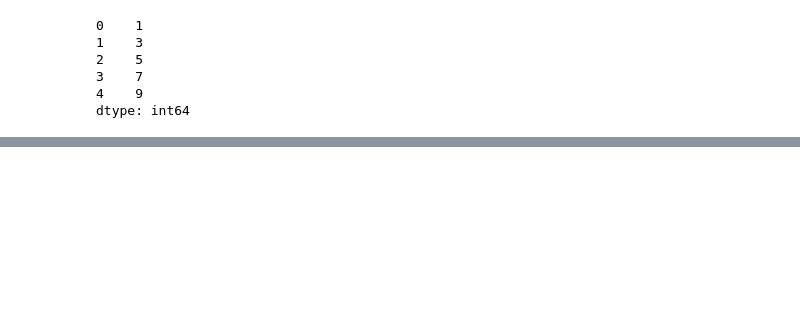
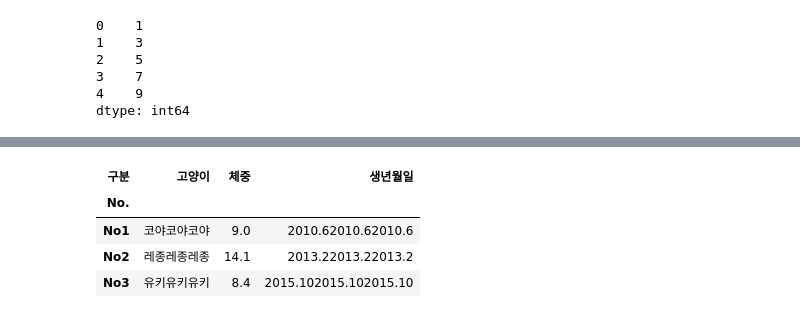
Before and after one commit to swhacademy/tensorflow-guide, a Jupyter notebook: 0_3_Pandas.ipynb, the cells around one changed output, grey strips where cells are left out. Drawn from its saved outputs; the diff is of its cells as text; code cells hidden in the pictures; blank space fills up the shorter version.

```diff
--- a/0_3_Pandas.ipynb
+++ b/0_3_Pandas.ipynb
@@ -78,0 +247,8 @@ KeyError: ignored
+# %%
+df + df1 # '-' 연산은 안된다. 문자열 때문.
+# %% [output]
+| 구분 | 고양이 | 체중 | 생년월일 |
+| No. |  |  |  |
+| No1 | 코야코야코야 | 9.0 | 2010.62010.62010.6 |
+| No2 | 레종레종레종 | 14.1 | 2013.22013.22013.2 |
+| No3 | 유키유키유키 | 8.4 | 2015.102015.102015.10 |
```
Also changed, not shown: parts of 44 cells of this notebook.
